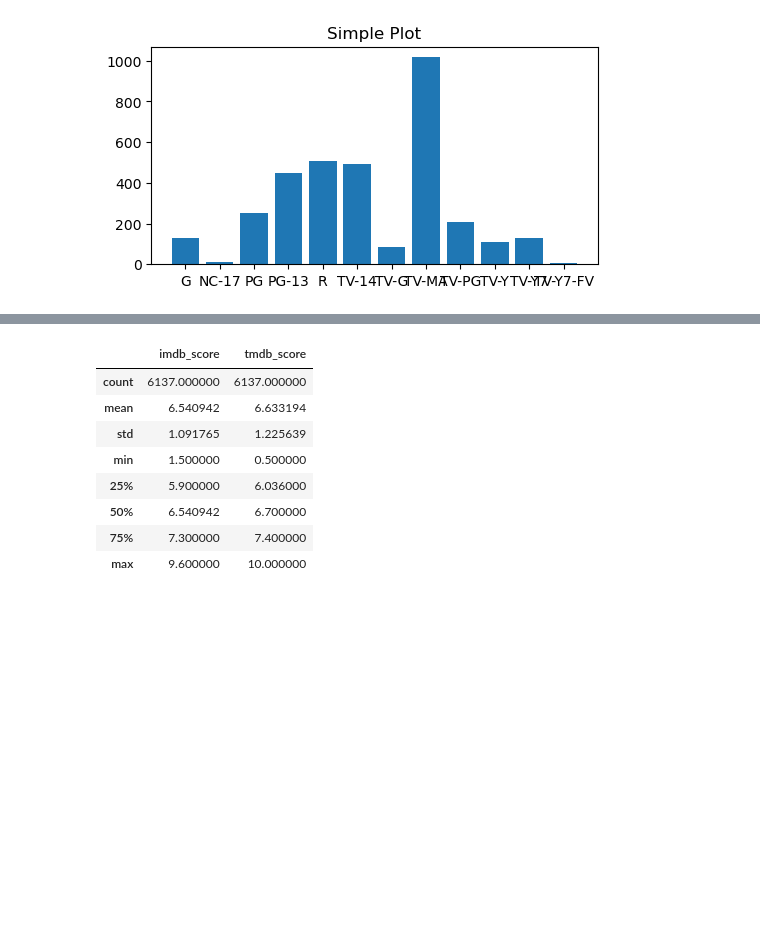
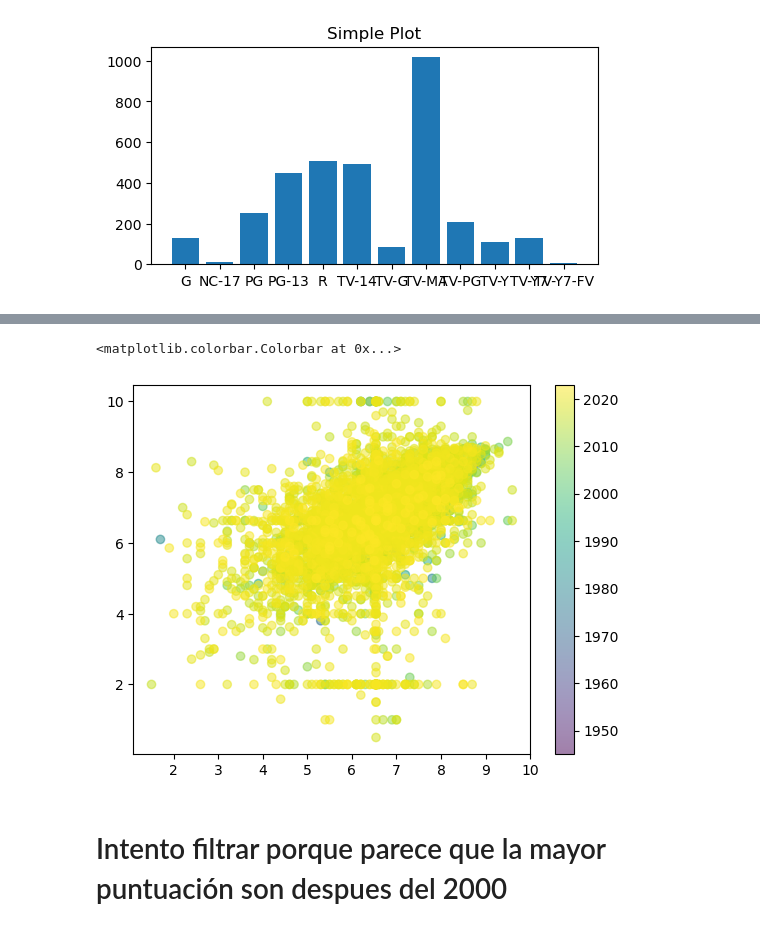
Before and after one commit to Ftagliavini/DataScience, a Jupyter notebook: Tagliavini-desafio02.ver02.ipynb, the cells around one changed output, grey strips where cells are left out. Drawn from its saved outputs; the diff is of its cells as text; code cells hidden in the pictures; blank space fills up the shorter version.

```diff
--- a/Tagliavini-desafio02.ver02.ipynb
+++ b/Tagliavini-desafio02.ver02.ipynb
@@ -272,7 +272,7 @@ Text(0.5, 1.0, 'Simple Plot')
 # %%
 #imdb_scores
 #tmdb_scores
-calificaciones = titulos_nfx[['imdb_score','tmdb_score']]
+calificaciones = titulos_nfx[['imdb_score','tmdb_score','release_year']]
 print(calificaciones.head(5))
 calificaciones.isnull().sum()
 # %% [output]
@@ -300,5 +308,5 @@ calificaciones.describe()
 # %%
 #calificaciones[['imdb_score','tmdb_score']] = calificaciones[['imdb_score','tmdb_score']].fillna(calificaciones[['imdb_score','tmdb_score']].mean())
-calificaciones['imdb_score'].mean()
-calificaciones['tmdb_score'].mean()
-calificaciones= calificaciones[['imdb_score','tmdb_score']].fillna(calificaciones[['imdb_score','tmdb_score']].mean())
+#calificaciones = calificaciones[['imdb_score','tmdb_score']].fillna(calificaciones[['imdb_score','tmdb_score']].mean())
+calificaciones['imdb_score'] = calificaciones['imdb_score'].fillna(calificaciones['imdb_score'].mean())
+calificaciones['tmdb_score'] = calificaciones['tmdb_score'].fillna(calificaciones['tmdb_score'].mean())
@@ -320,12 +352,10 @@ print(calificaciones.head(5))
-# %%
-calificaciones.describe()
-# %% [output]
-|  | imdb_score | tmdb_score |
-| count | 6137.000000 | 6137.000000 |
-| mean | 6.540942 | 6.633194 |
-| std | 1.091765 | 1.225639 |
-| min | 1.500000 | 0.500000 |
-| 25% | 5.900000 | 6.036000 |
-| 50% | 6.540942 | 6.700000 |
-| 75% | 7.300000 | 7.400000 |
-| max | 9.600000 | 10.000000 |
+# %%
+fig, ax = plt.subplots()
+mapa = ax.scatter(calificaciones['imdb_score'], calificaciones['tmdb_score'],c=calificaciones['release_year'],alpha=0.5)
+fig.colorbar(mapa)
+#ax.scatter?
+# %% [output]
+<matplotlib.colorbar.Colorbar at 0x...>
+[figure, added]
+# %% [markdown]
+# Intento filtrar porque parece que la mayor puntuación son despues del 2000
```
Also changed, not shown: parts of 14 cells of this notebook.
